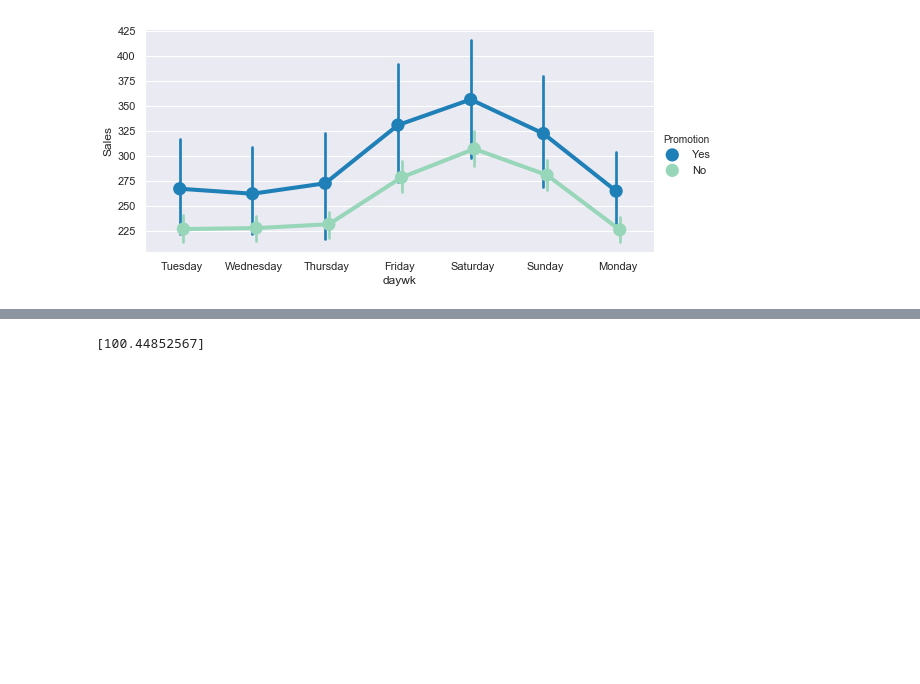
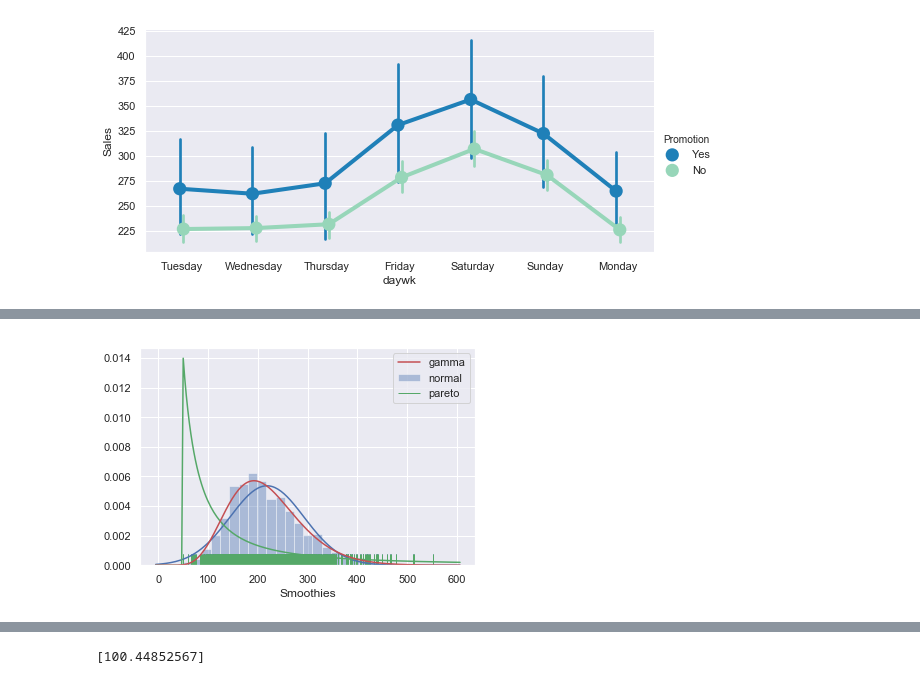
Before and after one commit to allaccountstaken/matplotlib, a Jupyter notebook: seaboard_workout.ipynb, the cells around one changed output, grey strips where cells are left out. Cells and saved outputs as stored; diff of their text form; code cells hidden in the pictures; blank space fills up the shorter version.

```diff
--- a/seaboard_workout.ipynb
+++ b/seaboard_workout.ipynb
@@ -262,0 +279,11 @@ plt.show()
+# %%
+ax = sns.distplot(snacks_sales.Smoothies, fit=norm, kde=False, rug=True, color='b',
+                 fit_kws={'color':'b'}, label='normal')
+sns.distplot(snacks_sales.Smoothies, hist=False, fit=pareto,
+             kde=False, rug=True, color='g', label='pareto', fit_kws={'color':'g'}, ax=ax)
+sns.distplot(snacks_sales.Smoothies, hist=False, fit=gamma, kde=False, color='r',
+            label='gamma', fit_kws={'color': 'r'}, ax=ax)
+ax.legend()
+plt.show()
+# %% [output]
+[figure, added]
```
Also changed, not shown: parts of 11 cells of this notebook.
